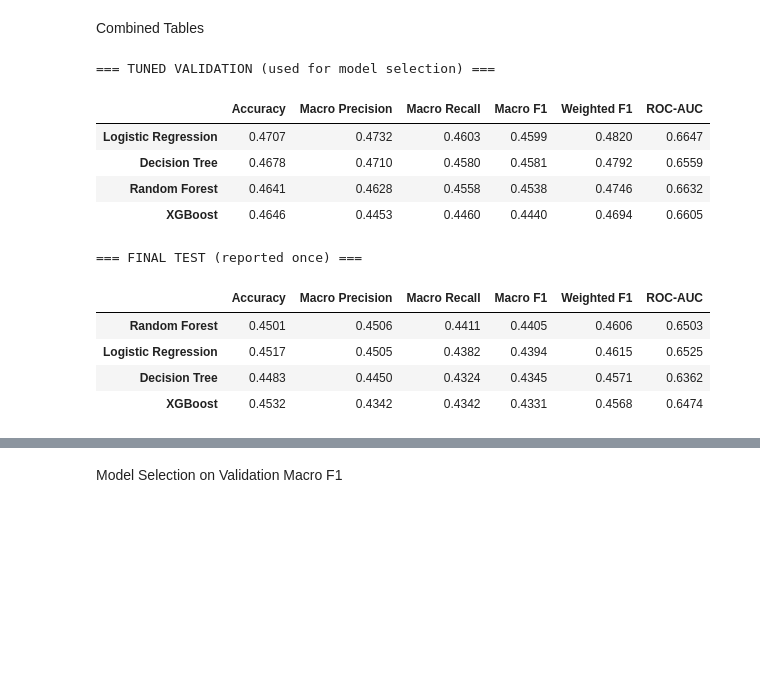
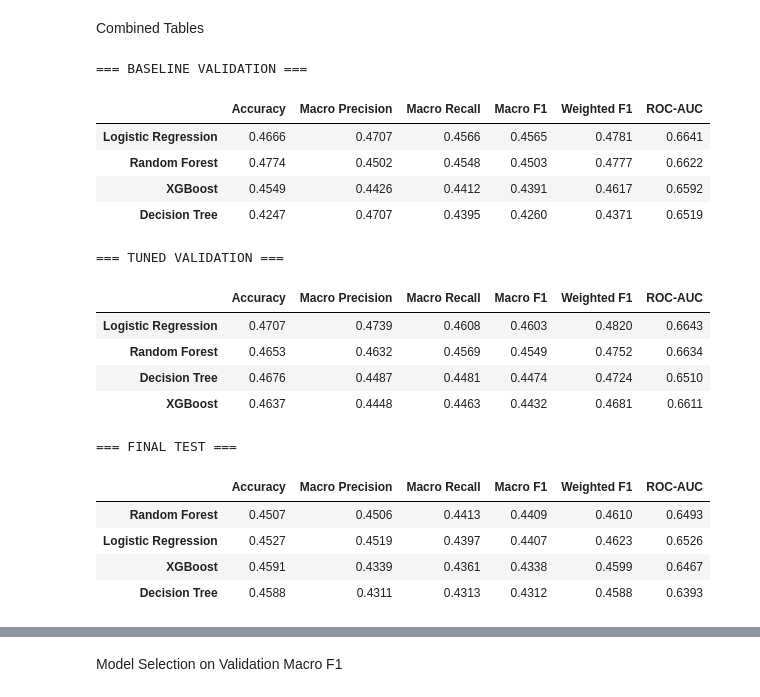
Before and after one commit to AruniAyodhya/Sports-Analytics, a Jupyter notebook: notebooks/Model Comparison.ipynb, the cells around one changed output, grey strips where cells are left out. Drawn from its saved outputs; the diff is of its cells as text; code cells hidden in the pictures; blank space fills up the shorter version.

```diff
--- a/notebooks/Model Comparison.ipynb
+++ b/notebooks/Model Comparison.ipynb
@@ -58,26 +86,53 @@ METRICS = ["Accuracy", "Macro Precision", "Macro Recall", "Macro F1", "Weighted
 Combined Tables
 # %%
 def stage_table(stage):
-    return pd.DataFrame({m: results[m].loc[stage, METRICS] for m in MODEL_ORDER}).T.round(4)
 
-val_table  = stage_table("Tuned Validation")
+    table = pd.DataFrame({
+        model: results[model].loc[stage, METRICS]
+        for model in MODEL_ORDER
+    }).T
+    return table.astype(float)
+
+base_table = stage_table("Baseline Validation")
+val_table = stage_table("Tuned Validation")
 test_table = stage_table("Final Test")
-base_table = stage_table("Baseline Validation")
 
-print("=== TUNED VALIDATION (used for model selection) ===")
-display(val_table.sort_values("Macro F1", ascending=False))
-print("\n=== FINAL TEST (reported once) ===")
-display(test_table.sort_values("Macro F1", ascending=False))
+print("=== BASELINE VALIDATION ===")
+display(
+    base_table
+    .sort_values("Macro F1", ascending=False)
+    .round(4)
+)
+
+print("\n=== TUNED VALIDATION ===")
+display(
+    val_table
+    .sort_values("Macro F1", ascending=False)
+    .round(4)
+)
+
+print("\n=== FINAL TEST ===")
+display(
+    test_table
+    .sort_values("Macro F1", ascending=False)
+    .round(4)
+)
 # %% [output]
-=== TUNED VALIDATION (used for model selection) ===
+=== BASELINE VALIDATION ===
 |  | Accuracy | Macro Precision | Macro Recall | Macro F1 | Weighted F1 | ROC-AUC |
-| Logistic Regression | 0.4707 | 0.4732 | 0.4603 | 0.4599 | 0.4820 | 0.6647 |
-| Decision Tree | 0.4678 | 0.4710 | 0.4580 | 0.4581 | 0.4792 | 0.6559 |
-| Random Forest | 0.4641 | 0.4628 | 0.4558 | 0.4538 | 0.4746 | 0.6632 |
-| XGBoost | 0.4646 | 0.4453 | 0.4460 | 0.4440 | 0.4694 | 0.6605 |
+| Logistic Regression | 0.4666 | 0.4707 | 0.4566 | 0.4565 | 0.4781 | 0.6641 |
+| Random Forest | 0.4774 | 0.4502 | 0.4548 | 0.4503 | 0.4777 | 0.6622 |
+| XGBoost | 0.4549 | 0.4426 | 0.4412 | 0.4391 | 0.4617 | 0.6592 |
+| Decision Tree | 0.4247 | 0.4707 | 0.4395 | 0.4260 | 0.4371 | 0.6519 |
-=== FINAL TEST (reported once) ===
+=== TUNED VALIDATION ===
 |  | Accuracy | Macro Precision | Macro Recall | Macro F1 | Weighted F1 | ROC-AUC |
-| Random Forest | 0.4501 | 0.4506 | 0.4411 | 0.4405 | 0.4606 | 0.6503 |
-| Logistic Regression | 0.4517 | 0.4505 | 0.4382 | 0.4394 | 0.4615 | 0.6525 |
-| Decision Tree | 0.4483 | 0.4450 | 0.4324 | 0.4345 | 0.4571 | 0.6362 |
-| XGBoost | 0.4532 | 0.4342 | 0.4342 | 0.4331 | 0.4568 | 0.6474 |
+| Logistic Regression | 0.4707 | 0.4739 | 0.4608 | 0.4603 | 0.4820 | 0.6643 |
+| Random Forest | 0.4653 | 0.4632 | 0.4569 | 0.4549 | 0.4752 | 0.6634 |
+| Decision Tree | 0.4676 | 0.4487 | 0.4481 | 0.4474 | 0.4724 | 0.6510 |
+| XGBoost | 0.4637 | 0.4448 | 0.4463 | 0.4432 | 0.4681 | 0.6611 |
+=== FINAL TEST ===
+|  | Accuracy | Macro Precision | Macro Recall | Macro F1 | Weighted F1 | ROC-AUC |
+| Random Forest | 0.4507 | 0.4506 | 0.4413 | 0.4409 | 0.4610 | 0.6493 |
+| Logistic Regression | 0.4527 | 0.4519 | 0.4397 | 0.4407 | 0.4623 | 0.6526 |
+| XGBoost | 0.4591 | 0.4339 | 0.4361 | 0.4338 | 0.4599 | 0.6467 |
+| Decision Tree | 0.4588 | 0.4311 | 0.4313 | 0.4312 | 0.4588 | 0.6393 |
```
Also changed, not shown: parts of 14 cells of this notebook, 11 other files.
